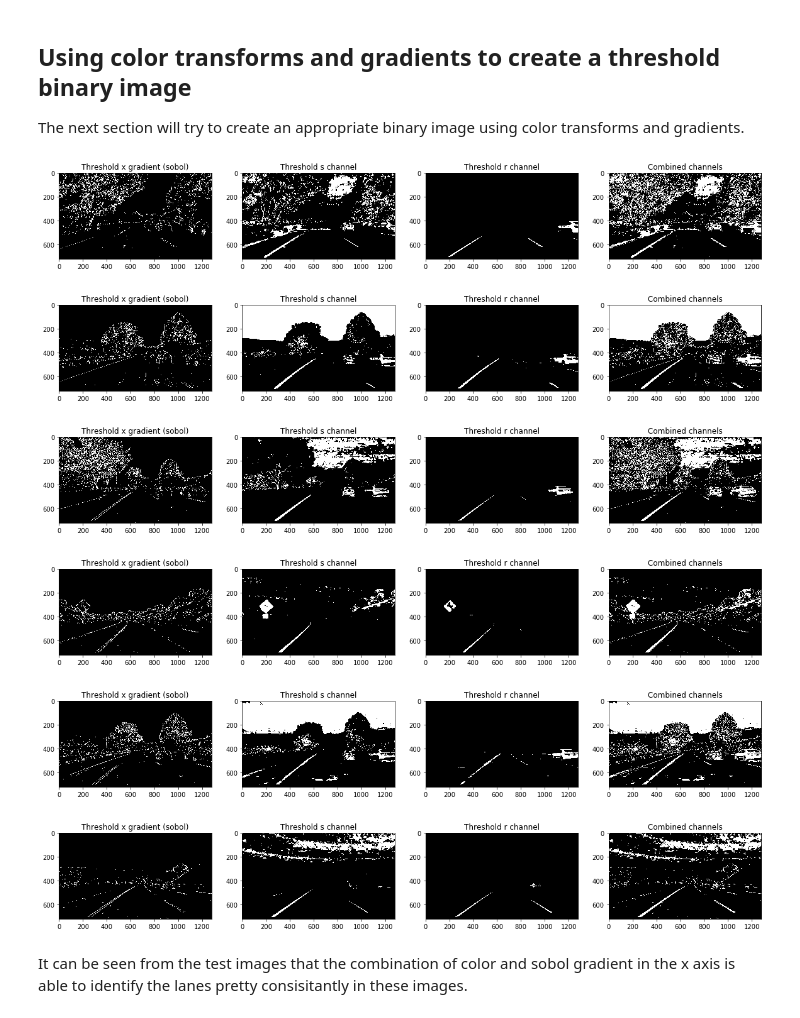
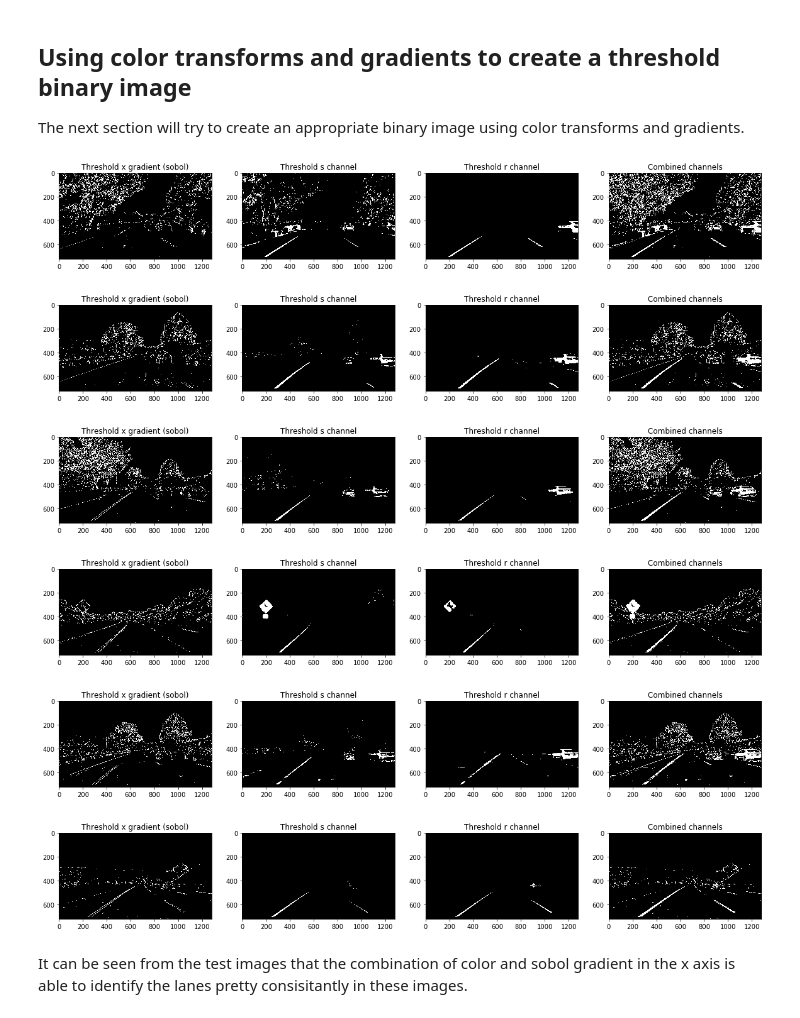
Before and after one commit to alisoltani/UdacityCarND-Project4, a Jupyter notebook: AdvancedLaneDetection.ipynb, the cells around one changed output. Saved outputs shown, nothing was run; the diff lists cells and outputs as text; code cells hidden in the pictures.

```diff
--- a/AdvancedLaneDetection.ipynb
+++ b/AdvancedLaneDetection.ipynb
@@ -134,46 +134,46 @@ def get_binary_image(img, display=True):
     sxbinary[(scaled_sobel >= thresh_min) & (scaled_sobel <= thresh_max)] = 1
 
     # Threshold color channel
-    s_thresh_min = 110
+    s_thresh_min = 160
     s_thresh_max = 255
     s_binary = np.zeros_like(s_channel)
     s_binary[(s_channel >= s_thresh_min) & (s_channel <= s_thresh_max)] = 1
 
     # Combine the two binary thresholds
     combined_binary = np.zeros_like(sxbinary)
     combined_binary[(s_binary == 1) | (sxbinary == 1) | (r_binary == 1)] = 1
 
     if display:
         f, (ax1, ax2, ax3, ax4) = plt.subplots(1, 4, figsize=(20,10))
         ax1.set_title('Threshold x gradient (sobol)')
         ax1.imshow(sxbinary, cmap='gray')
 
         ax2.set_title('Threshold s channel')
         ax2.imshow(s_binary, cmap='gray')
 
         ax3.set_title('Threshold r channel')
         ax3.imshow(r_binary, cmap='gray')
 
         ax4.set_title('Combined channels')
         ax4.imshow(combined_binary, cmap='gray')
 
     return(combined_binary)
 
 
 # Make a list of calibration images using glob to import similarly named files
 imagefiles = glob.glob("test_images/test*.jpg")
 
 for filename in imagefiles:
     image = cv2.imread(filename)
     undist = cv2.undistort(image, mtx, dist, None, mtx)
     combined_binary = get_binary_image(undist)
 # %% [output]
-[figure, old version]
+[figure, new version]
-[figure, old version]
+[figure, new version]
-[figure, old version]
+[figure, new version]
-[figure, old version]
+[figure, new version]
-[figure, old version]
+[figure, new version]
-[figure, old version]
+[figure, new version]
 # %% [markdown]
 It can be seen from the test images that the combination of color and sobol gradient in the x axis is able to identify the lanes pretty consisitantly in these images.
 # %% [markdown]
```
Also changed, not shown: parts of 10 cells of this notebook.
